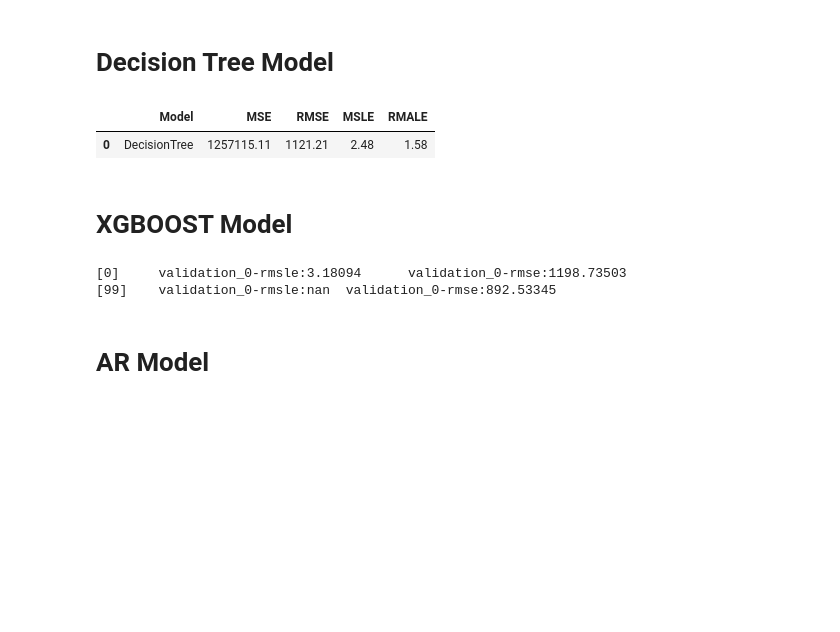
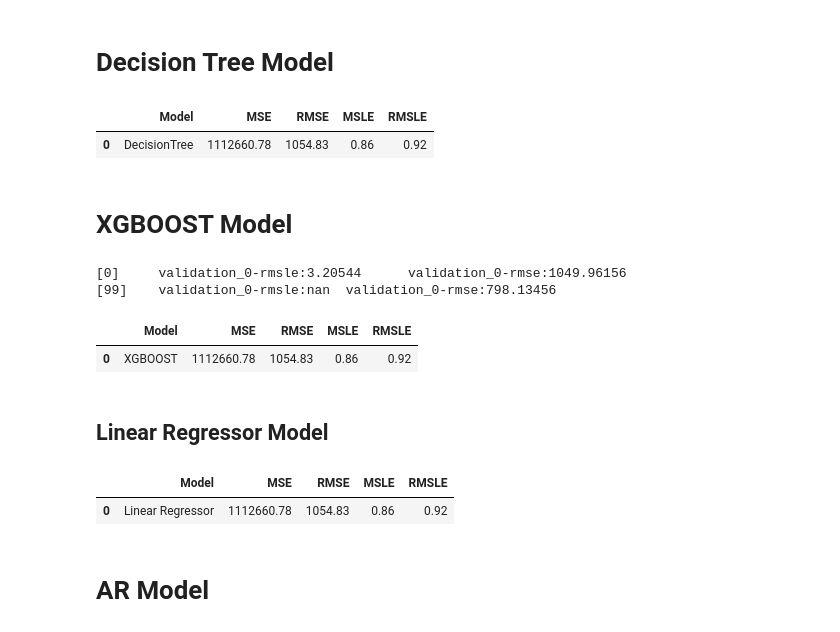
Before and after one commit to obiuzoma/LP3_project, a Jupyter notebook: lp3.ipynb, the cells around one changed output. Drawn from its saved outputs; the diff is of its cells as text; code cells hidden in the pictures; blank space fills up the shorter version.

```diff
--- a/lp3.ipynb
+++ b/lp3.ipynb
@@ -1395,36 +1394,80 @@ dt_regressor = DecisionTreeRegressor()
 # %%
 
 dt_regressor = DecisionTreeRegressor(random_state=0)
 dt_regressor.fit(X_train,y_train)
 
 tree_pred= dt_regressor.predict(X_eval)
 tree_mse= mean_squared_error(y_eval,tree_pred).round(2)
 tree_rmse=np.sqrt(mean_squared_error(y_eval,tree_pred)).round(2)
 tree_msle = mean_squared_log_error(y_eval, tree_pred).round(2)
 tree_rmsle = np.sqrt(mean_squared_log_error(y_eval,tree_pred)).round(2)
 # Create a DataFrame to store results for ARIMA
 tree_result = pd.DataFrame({'Model': ['DecisionTree'],
                             'MSE': [tree_mse],
                             'RMSE': [tree_rmse],
                             'MSLE': [tree_msle],
-                            'RMALE': [tree_rmsle]})
+                            'RMSLE': [tree_rmsle]})
 
 # Print the results_arima dataframe
 tree_result
 # %% [output]
-|  | Model | MSE | RMSE | MSLE | RMALE |
-| 0 | DecisionTree | 1257115.11 | 1121.21 | 2.48 | 1.58 |
+|  | Model | MSE | RMSE | MSLE | RMSLE |
+| 0 | DecisionTree | 1112660.78 | 1054.83 | 0.86 | 0.92 |
 # %% [markdown]
 # XGBOOST Model
-# %%
-xgb_regresssor = XGBRegressor(max_leaves=0, random_state=0)
-xgb_model =xgb_regresssor.fit(X_train,y_train,
-                                eval_metric=['rmsle','rmse'],
-                                eval_set=[(X_eval,y_eval)],
-                                verbose=100)
-# %% [output]
-[0]     validation_0-rmsle:3.18094      validation_0-rmse:1198.73503
-[99]    validation_0-rmsle:nan  validation_0-rmse:892.53345
+# %%
+xgb_regresssor = XGBRegressor(max_leaves=0, random_state=0)
+xgb_model =xgb_regresssor.fit(X_train,y_train,
+                                eval_metric=['rmsle','rmse'],
+                                eval_set=[(X_eval,y_eval)],
+                                verbose=100)
+xgb_pred= dt_regressor.predict(X_eval)
+xgb_mse= mean_squared_error(y_eval,xgb_pred).round(2)
+xgb_rmse=np.sqrt(mean_squared_error(y_eval,xgb_pred)).round(2)
+xgb_msle = mean_squared_log_error(y_eval, xgb_pred).round(2)
+xgb_rmsle = np.sqrt(mean_squared_log_error(y_eval,xgb_pred)).round(2)
+# Create a DataFrame to store results for ARIMA
+xgb_result = pd.DataFrame({'Model': ['XGBOOST'],
+                            'MSE': [xgb_mse],
+                            'RMSE': [xgb_rmse],
+                            'MSLE': [xgb_msle],
+                            'RMSLE': [xgb_rmsle]})
+
+# Print the results_arima dataframe
+
+xgb_result
+# %% [output]
+[0]     validation_0-rmsle:3.20544      validation_0-rmse:1049.96156
+[99]    validation_0-rmsle:nan  validation_0-rmse:798.13456
+|  | Model | MSE | RMSE | MSLE | RMSLE |
+| 0 | XGBOOST | 1112660.78 | 1054.83 | 0.86 | 0.92 |
+# %% [markdown]
+## Linear Regressor Model
+# %%
+from sklearn.linear_model import LinearRegression
+# Linear Regression Model
+lr_model = LinearRegression()
+lr_model.fit(X_train, y_train)
+lr_predictions = lr_model.predict(X_eval)
+
+lr_pred= dt_regressor.predict(X_eval)
+lr_mse= mean_squared_error(y_eval,lr_pred).round(2)
+lr_rmse=np.sqrt(mean_squared_error(y_eval,lr_pred)).round(2)
+lr_msle = mean_squared_log_error(y_eval, lr_pred).round(2)
+lr_rmsle = np.sqrt(mean_squared_log_error(y_eval,lr_pred)).round(2)
+# Create a DataFrame to store results for ARIMA
+lr_result = pd.DataFrame({'Model': ['Linear Regressor'],
+                            'MSE': [lr_mse],
+                            'RMSE': [lr_rmse],
+                            'MSLE': [lr_msle],
+                            'RMSLE': [lr_rmsle]})
+
+# Print the results_arima dataframe
+
+lr_result
+# %% [output]
+|  | Model | MSE | RMSE | MSLE | RMSLE |
+| 0 | Linear Regressor | 1112660.78 | 1054.83 | 0.86 | 0.92 |
 # %% [markdown]
 # AR Model
 # %%
```
Also changed, not shown: parts of 19 cells of this notebook.
